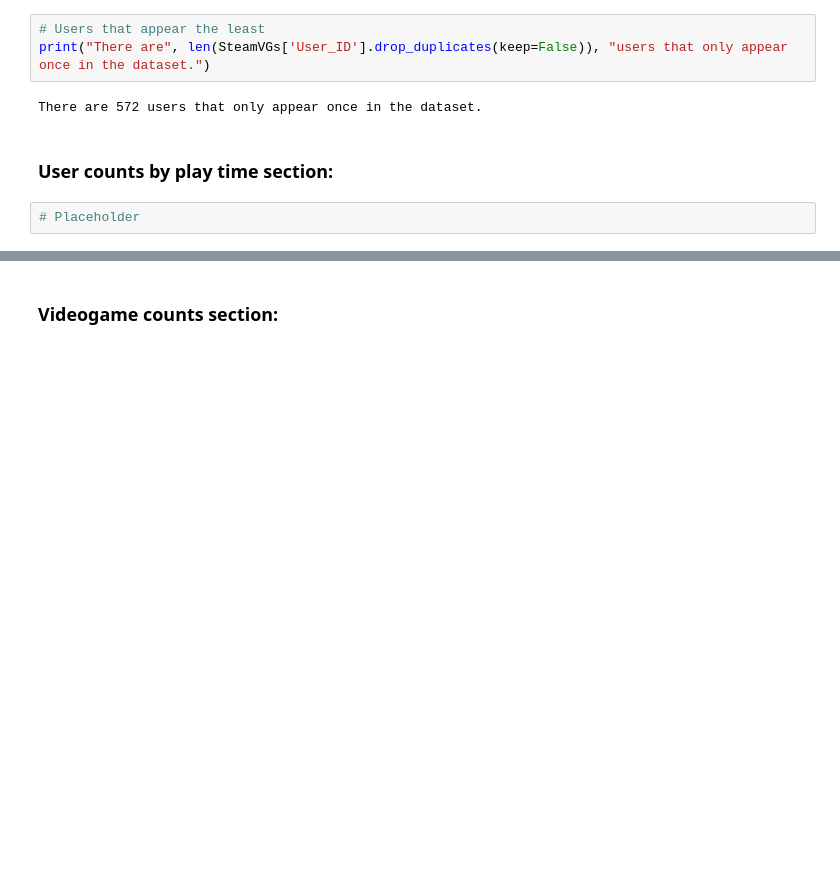
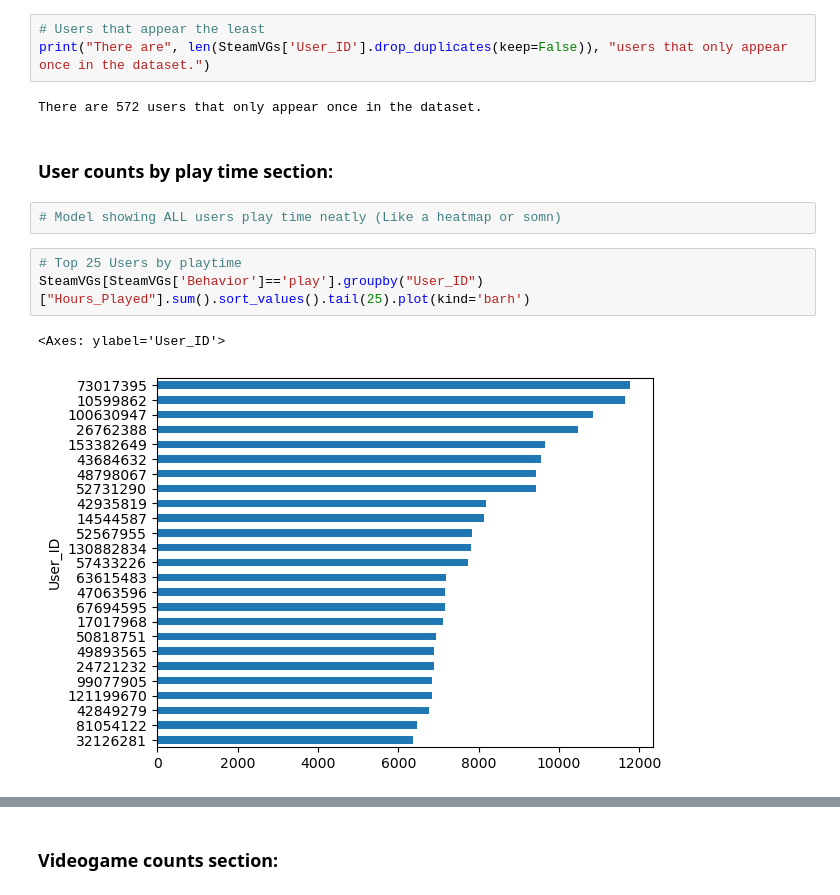
Before and after one commit to MansionAnthony/Videogame-Recommendations-Steam, a Jupyter notebook: Steam Videogame Recommendations JN.ipynb, the cells around one changed output, grey strips where cells are left out. Cells and saved outputs as stored; diff of their text form; blank space fills up the shorter version.

Commit message:
Added a lot more visuals, just needto make 3 more

```diff
--- a/Steam Videogame Recommendations JN.ipynb
+++ b/Steam Videogame Recommendations JN.ipynb
@@ -109,4 +110,10 @@ There are 572 users that only appear once in the dataset.
 # %% [markdown]
 ### User counts by play time section:
 # %%
-# Placeholder
+# Model showing ALL users play time neatly (Like a heatmap or somn)
+# %%
+# Top 25 Users by playtime
+SteamVGs[SteamVGs['Behavior']=='play'].groupby("User_ID")["Hours_Played"].sum().sort_values().tail(25).plot(kind='barh')
+# %% [output]
+<Axes: ylabel='User_ID'>
+[figure, added]
```
Also changed, not shown: parts of 18 cells of this notebook.
